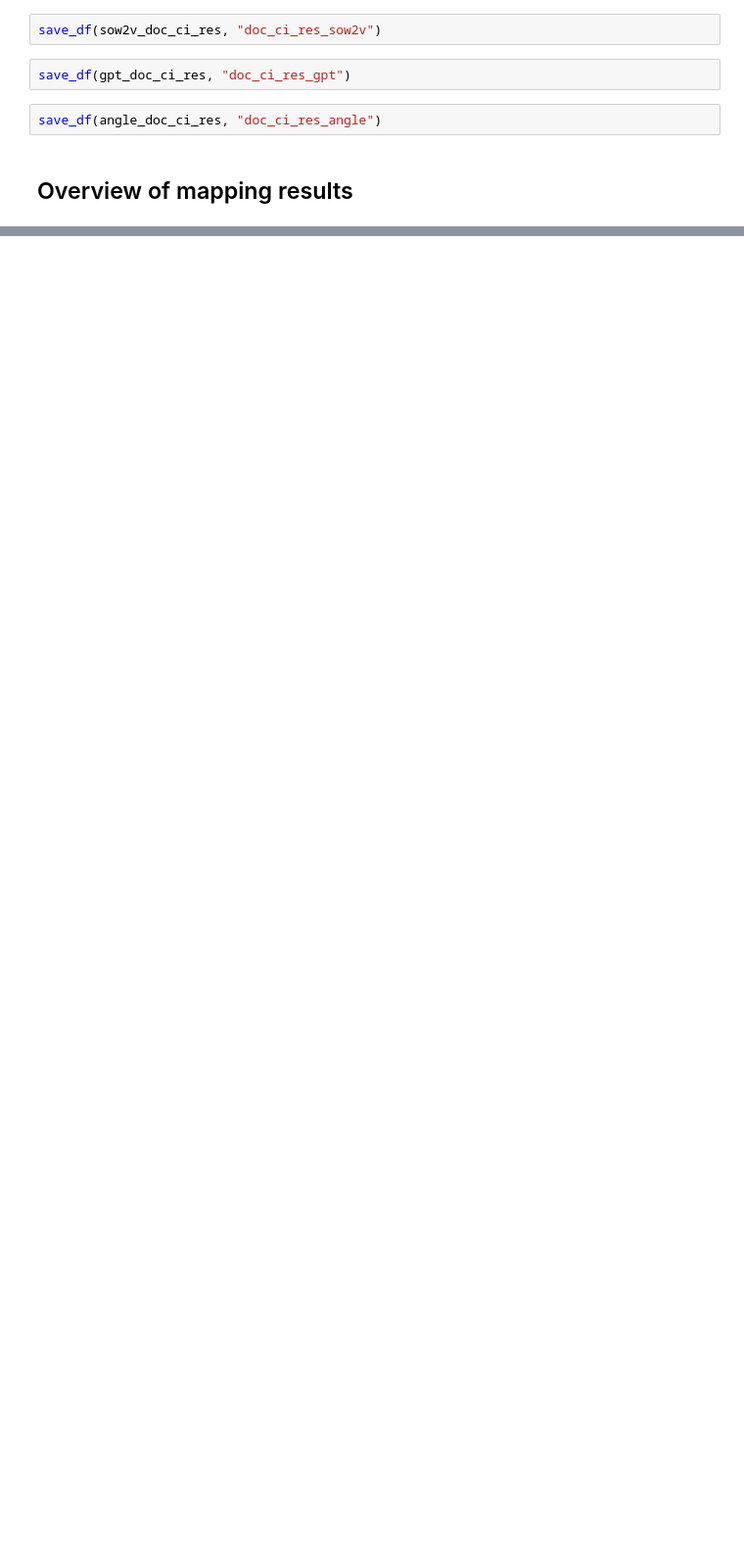
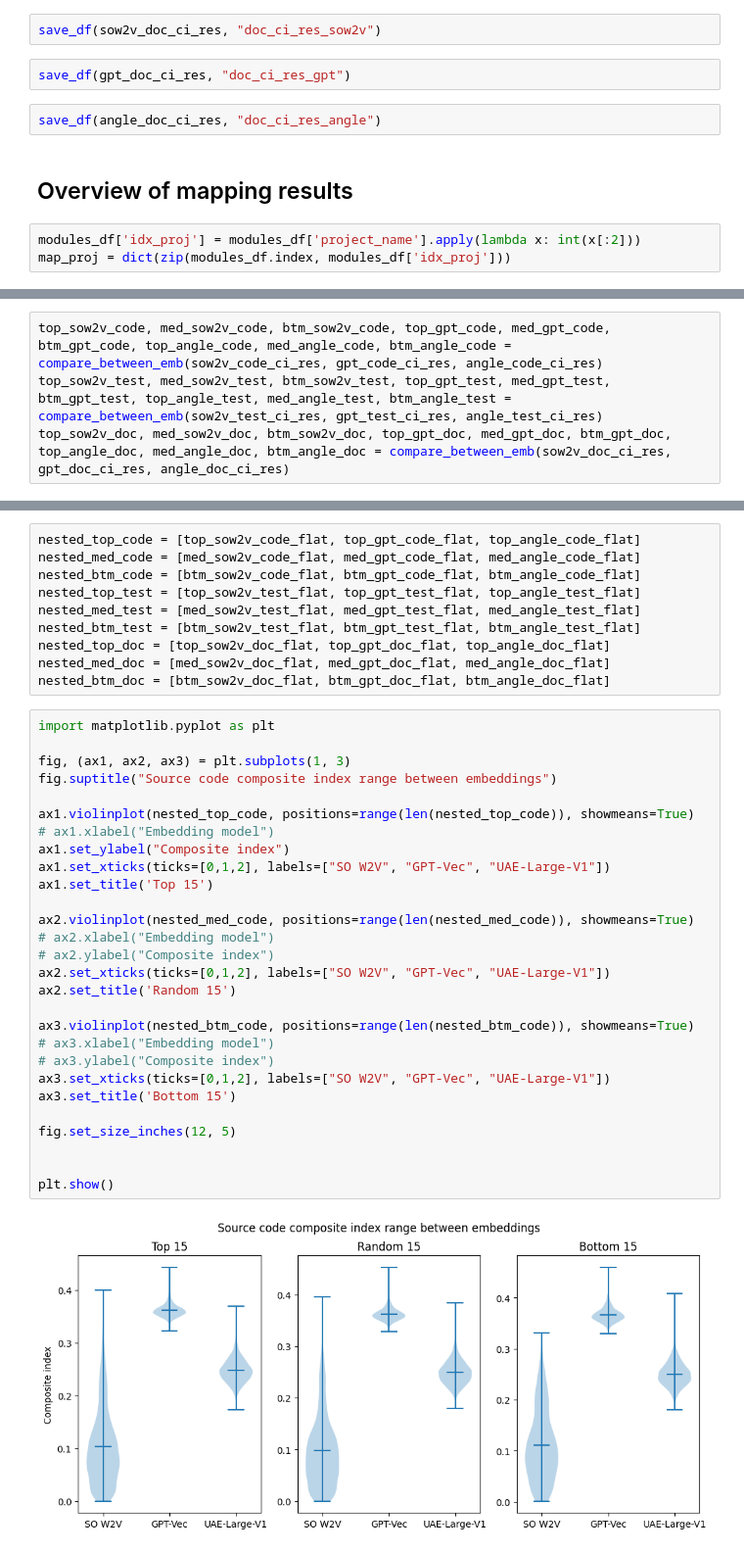
Before and after one commit to zakipauzi/concept-domain-coverage, a Jupyter notebook: 3_mapping.ipynb, the cells around one changed output, grey strips where cells are left out. Shown: that part at 98% size. Drawn from its saved outputs; the diff is of its cells as text; blank space fills up the shorter version.

```diff
--- a/3_mapping.ipynb
+++ b/3_mapping.ipynb
@@ -667,3 +687,6 @@ save_df(gpt_doc_ci_res, "doc_ci_res_gpt")
 save_df(angle_doc_ci_res, "doc_ci_res_angle")
 # %% [markdown]
 ## Overview of mapping results
+# %%
+modules_df['idx_proj'] = modules_df['project_name'].apply(lambda x: int(x[:2]))
+map_proj = dict(zip(modules_df.index, modules_df['idx_proj']))
@@ -669,0 +733,4 @@ save_df(angle_doc_ci_res, "doc_ci_res_angle")
+# %%
+top_sow2v_code, med_sow2v_code, btm_sow2v_code, top_gpt_code, med_gpt_code, btm_gpt_code, top_angle_code, med_angle_code, btm_angle_code = compare_between_emb(sow2v_code_ci_res, gpt_code_ci_res, angle_code_ci_res)
+top_sow2v_test, med_sow2v_test, btm_sow2v_test, top_gpt_test, med_gpt_test, btm_gpt_test, top_angle_test, med_angle_test, btm_angle_test = compare_between_emb(sow2v_test_ci_res, gpt_test_ci_res, angle_test_ci_res)
+top_sow2v_doc, med_sow2v_doc, btm_sow2v_doc, top_gpt_doc, med_gpt_doc, btm_gpt_doc, top_angle_doc, med_angle_doc, btm_angle_doc = compare_between_emb(sow2v_doc_ci_res, gpt_doc_ci_res, angle_doc_ci_res)
@@ -669,0 +769,40 @@ save_df(angle_doc_ci_res, "doc_ci_res_angle")
+# %%
+nested_top_code = [top_sow2v_code_flat, top_gpt_code_flat, top_angle_code_flat]
+nested_med_code = [med_sow2v_code_flat, med_gpt_code_flat, med_angle_code_flat]
+nested_btm_code = [btm_sow2v_code_flat, btm_gpt_code_flat, btm_angle_code_flat]
+nested_top_test = [top_sow2v_test_flat, top_gpt_test_flat, top_angle_test_flat]
+nested_med_test = [med_sow2v_test_flat, med_gpt_test_flat, med_angle_test_flat]
+nested_btm_test = [btm_sow2v_test_flat, btm_gpt_test_flat, btm_angle_test_flat]
+nested_top_doc = [top_sow2v_doc_flat, top_gpt_doc_flat, top_angle_doc_flat]
+nested_med_doc = [med_sow2v_doc_flat, med_gpt_doc_flat, med_angle_doc_flat]
+nested_btm_doc = [btm_sow2v_doc_flat, btm_gpt_doc_flat, btm_angle_doc_flat]
+# %%
+import matplotlib.pyplot as plt
+
+fig, (ax1, ax2, ax3) = plt.subplots(1, 3)
+fig.suptitle("Source code composite index range between embeddings")
+
+ax1.violinplot(nested_top_code, positions=range(len(nested_top_code)), showmeans=True)
+# ax1.xlabel("Embedding model")
+ax1.set_ylabel("Composite index")
+ax1.set_xticks(ticks=[0,1,2], labels=["SO W2V", "GPT-Vec", "UAE-Large-V1"])
+ax1.set_title('Top 15')
+
+ax2.violinplot(nested_med_code, positions=range(len(nested_med_code)), showmeans=True)
+# ax2.xlabel("Embedding model")
+# ax2.ylabel("Composite index")
+ax2.set_xticks(ticks=[0,1,2], labels=["SO W2V", "GPT-Vec", "UAE-Large-V1"])
+ax2.set_title('Random 15')
+
+ax3.violinplot(nested_btm_code, positions=range(len(nested_btm_code)), showmeans=True)
+# ax3.xlabel("Embedding model")
+# ax3.ylabel("Composite index")
+ax3.set_xticks(ticks=[0,1,2], labels=["SO W2V", "GPT-Vec", "UAE-Large-V1"])
+ax3.set_title('Bottom 15')
+
+fig.set_size_inches(12, 5)
+
+
+plt.show()
+# %% [output]
+[figure, added]
```
Also changed, not shown: parts of 6 cells of this notebook, 4 other files.
